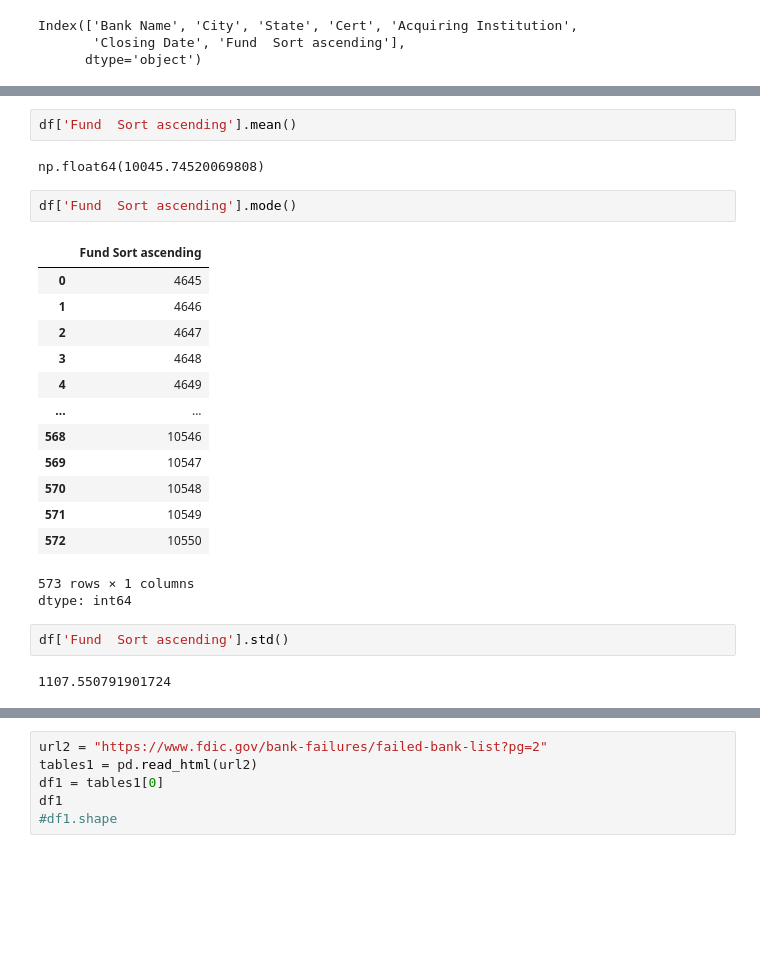
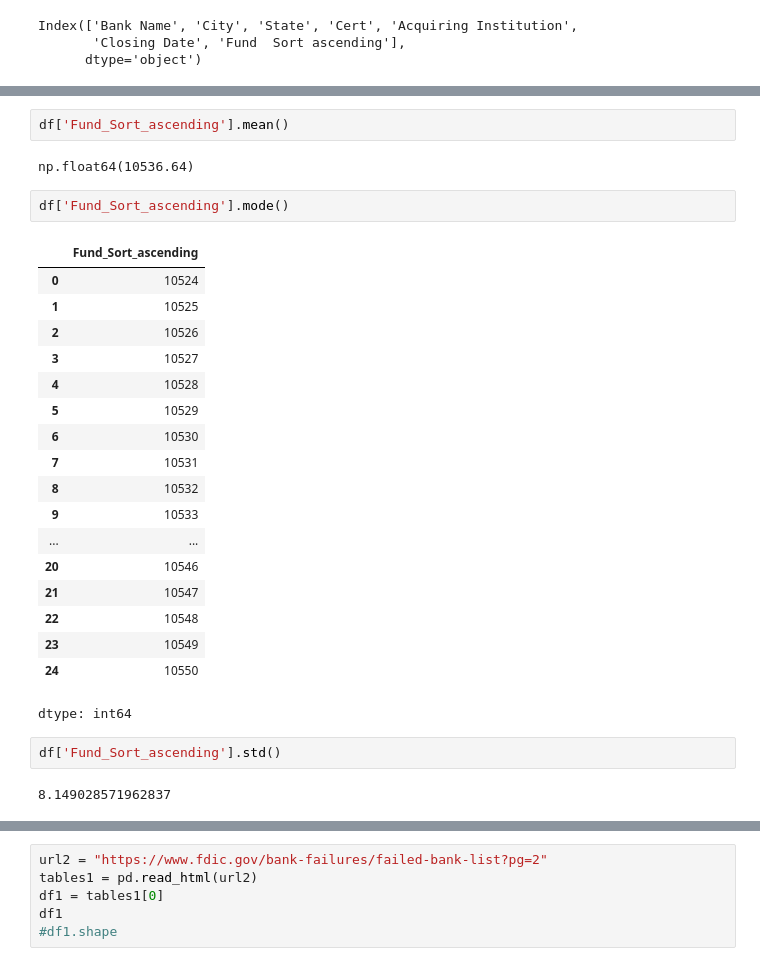
Before and after one commit to Sru-j/daily_lab_activities, a Jupyter notebook: arthimatic_operations.ipynb, the cells around one changed output, grey strips where cells are left out. Drawn from its saved outputs; the diff is of its cells as text; blank space fills up the shorter version.

```diff
--- a/arthimatic_operations.ipynb
+++ b/arthimatic_operations.ipynb
@@ -64,28 +73,32 @@ df['Fund  Sort ascending'].max()
 # %% [output]
 10550
 # %%
-df['Fund  Sort ascending'].mean()
+df['Fund_Sort_ascending'].mean()
 # %% [output]
-np.float64(10045.74520069808)
+np.float64(10536.64)
 # %%
-df['Fund  Sort ascending'].mode()
+df['Fund_Sort_ascending'].mode()
 # %% [output]
-|  | Fund Sort ascending |
-| 0 | 4645 |
-| 1 | 4646 |
-| 2 | 4647 |
-| 3 | 4648 |
-| 4 | 4649 |
+|  | Fund_Sort_ascending |
+| 0 | 10524 |
+| 1 | 10525 |
+| 2 | 10526 |
+| 3 | 10527 |
+| 4 | 10528 |
+| 5 | 10529 |
+| 6 | 10530 |
+| 7 | 10531 |
+| 8 | 10532 |
+| 9 | 10533 |
 | ... | ... |
-| 568 | 10546 |
-| 569 | 10547 |
-| 570 | 10548 |
-| 571 | 10549 |
-| 572 | 10550 |
+| 20 | 10546 |
+| 21 | 10547 |
+| 22 | 10548 |
+| 23 | 10549 |
+| 24 | 10550 |
-573 rows × 1 columns
 dtype: int64
 # %%
-df['Fund  Sort ascending'].std()
+df['Fund_Sort_ascending'].std()
 # %% [output]
-1107.550791901724
+8.149028571962837
 # %%
```
Also changed, not shown: parts of 11 cells of this notebook.
